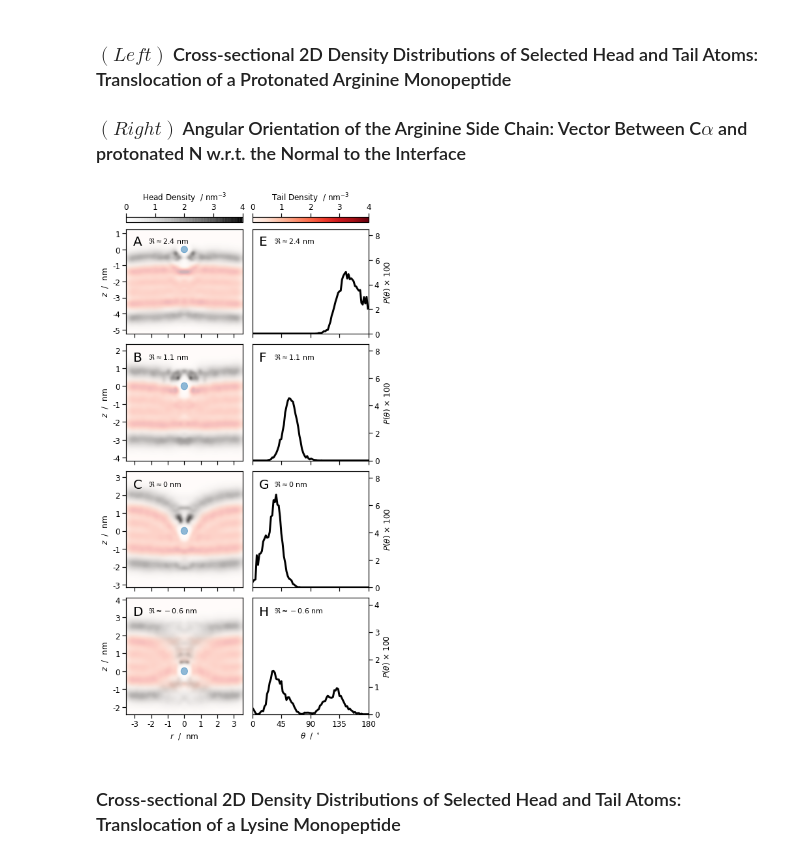
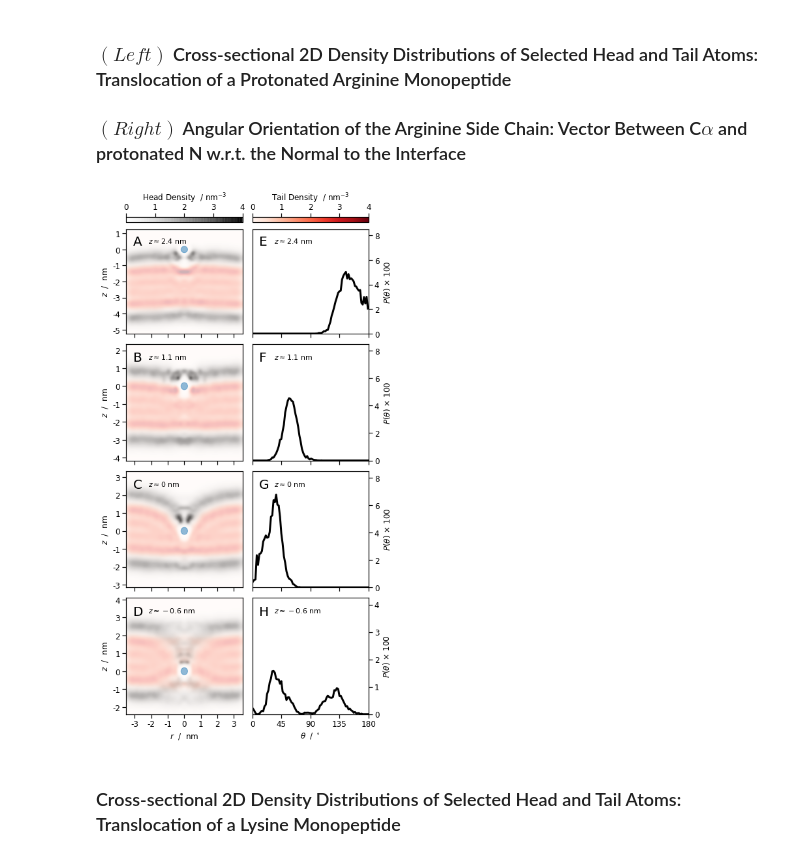
Before and after one commit to gitesei/SI-peptidebilayer, a Jupyter notebook: AAdensity.ipynb, the cells around one changed output. Drawn from its saved outputs; the diff is of its cells as text; code cells hidden in the pictures.

```diff
--- a/AAdensity.ipynb
+++ b/AAdensity.ipynb
@@ -194,14 +192,14 @@ ax2.annotate(r'E',xy=(0.06,.85), fontsize=20, xycoords='axes fraction')
 ax4.annotate(r'F',xy=(0.06,.85), fontsize=20, xycoords='axes fraction')
 ax6.annotate(r'G',xy=(0.06,.85), fontsize=20, xycoords='axes fraction')
 ax8.annotate(r'H',xy=(0.06,.85), fontsize=20, xycoords='axes fraction')
-ax1.annotate(r'$\Re \approx 2.4$ nm',xy=(0.19,.87), fontsize=11, xycoords='axes fraction')
-ax3.annotate(r'$\Re \approx 1.1$ nm',xy=(0.19,.87), fontsize=11, xycoords='axes fraction')
-ax5.annotate(r'$\Re \approx 0$ nm',xy=(0.19,.87), fontsize=11, xycoords='axes fraction')
-ax7.annotate(r'$\Re \approx -0.6$ nm',xy=(0.19,.87), fontsize=11, xycoords='axes fraction')
-ax2.annotate(r'$\Re \approx 2.4$ nm',xy=(0.19,.87), fontsize=11, xycoords='axes fraction')
-ax4.annotate(r'$\Re \approx 1.1$ nm',xy=(0.19,.87), fontsize=11, xycoords='axes fraction')
-ax6.annotate(r'$\Re \approx 0$ nm',xy=(0.19,.87), fontsize=11, xycoords='axes fraction')
-ax8.annotate(r'$\Re \approx -0.6$ nm',xy=(0.19,.87), fontsize=11, xycoords='axes fraction')
+ax1.annotate(r'$z \approx 2.4$ nm',xy=(0.19,.87), fontsize=11, xycoords='axes fraction')
+ax3.annotate(r'$z \approx 1.1$ nm',xy=(0.19,.87), fontsize=11, xycoords='axes fraction')
+ax5.annotate(r'$z \approx 0$ nm',xy=(0.19,.87), fontsize=11, xycoords='axes fraction')
+ax7.annotate(r'$z \approx -0.6$ nm',xy=(0.19,.87), fontsize=11, xycoords='axes fraction')
+ax2.annotate(r'$z \approx 2.4$ nm',xy=(0.19,.87), fontsize=11, xycoords='axes fraction')
+ax4.annotate(r'$z \approx 1.1$ nm',xy=(0.19,.87), fontsize=11, xycoords='axes fraction')
+ax6.annotate(r'$z \approx 0$ nm',xy=(0.19,.87), fontsize=11, xycoords='axes fraction')
+ax8.annotate(r'$z \approx -0.6$ nm',xy=(0.19,.87), fontsize=11, xycoords='axes fraction')
 
 divider = make_axes_locatable(ax1)
 cax = divider.new_vertical(size="5%", pad=.15)
@@ -209,34 +207,34 @@ f.add_axes(cax)
 cb = f.colorbar(imHD, cax=cax, orientation="horizontal", label=r'Head Density  / nm$^{-3}$',
                 ticks=np.arange(0,dmax+.5,1))
 cax.xaxis.set_label_position('top')
 cax.xaxis.set_ticks_position('top')
 cax.xaxis.set_ticklabels(['{:1g}'.format(i) for i in np.arange(0,dmax+.5,1)])
 
 divider = make_axes_locatable(ax2)
 cax = divider.new_vertical(size="5%", pad=.15)
 f.add_axes(cax)
 cb = f.colorbar(imTL, cax=cax, orientation="horizontal", label=r'Tail Density  / nm$^{-3}$',
                 ticks=np.arange(0,dmax+.5,1))
 cax.xaxis.set_label_position('top')
 cax.xaxis.set_ticks_position('top')
 cax.xaxis.set_ticklabels(['{:1g}'.format(i) for i in np.arange(0,dmax+.5,1)])
 
 blue = '#96B7D2'
 
 circle = plt.Circle((0, 0),0.2,color=colors[0],alpha=.5)
 ax1.add_artist(circle)
 circle = plt.Circle((0, 0),0.2,color=colors[0],alpha=.5)
 ax3.add_artist(circle)
 circle = plt.Circle((0, 0),0.2,color=colors[0],alpha=.5)
 ax5.add_artist(circle)
 circle = plt.Circle((0, 0),0.2,color=colors[0],alpha=.5)
 ax7.add_artist(circle)
 
 f.tight_layout(w_pad=.3,h_pad=.2)
 f.savefig('figs/densityROrient.pdf')
 plt.show()
 # %% [output]
-[figure, old version]
+[figure, new version]
 # %% [markdown]
 ### Cross-sectional 2D Density Distributions of Selected Head and Tail Atoms: Translocation of a Lysine Monopeptide
 # %%
```
Also changed, not shown: parts of 2 cells of this notebook, 4 other files.
